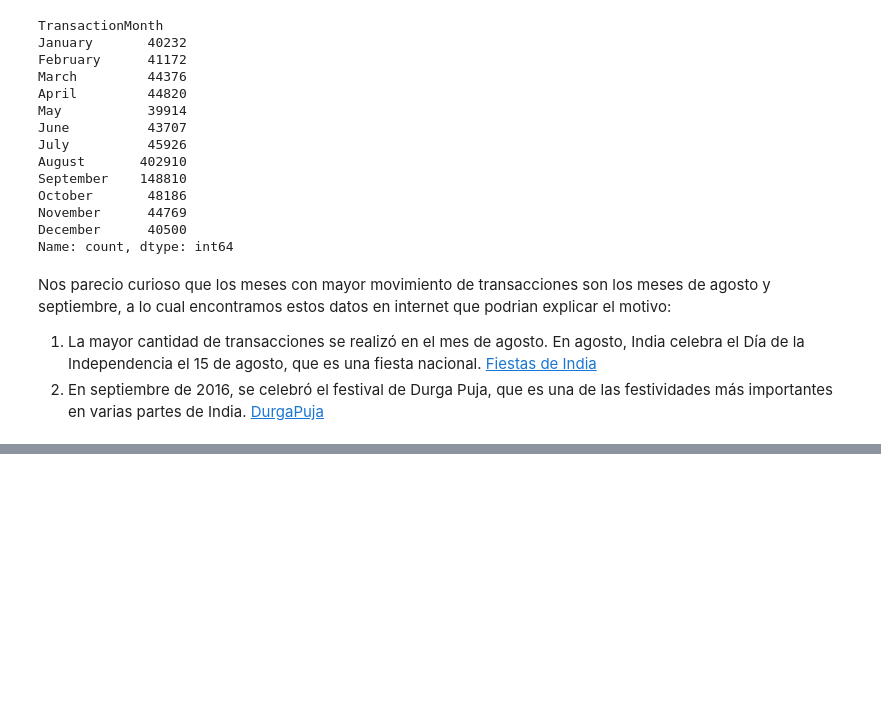
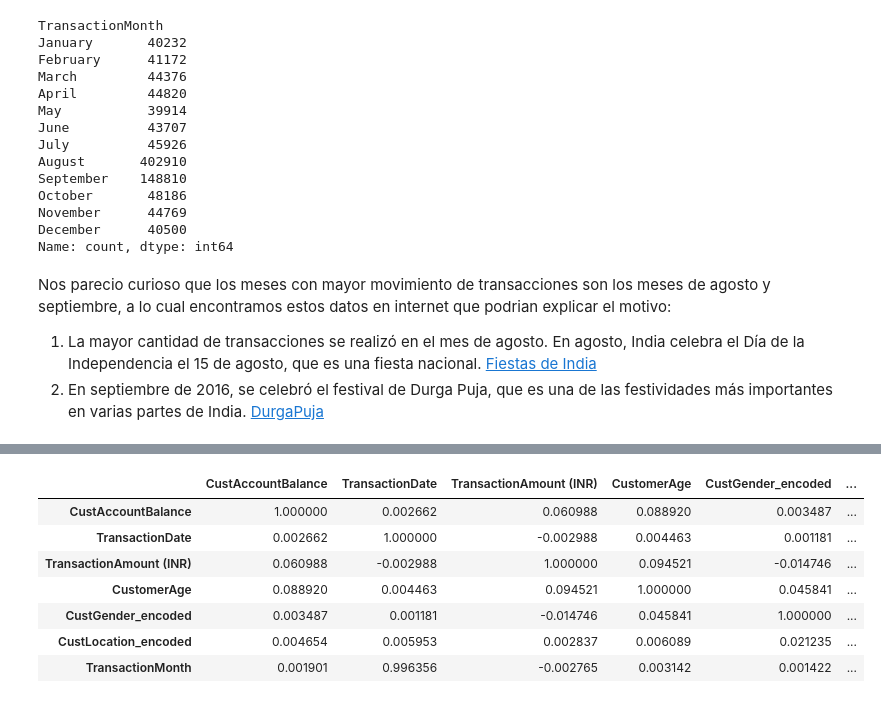
Before and after one commit to AndresQuinto5/IA_LAB4, a Jupyter notebook: Laboratorio4.ipynb, the cells around one changed output, grey strips where cells are left out. Cells and saved outputs as stored; diff of their text form; code cells hidden in the pictures; blank space fills up the shorter version.

```diff
--- a/Laboratorio4.ipynb
+++ b/Laboratorio4.ipynb
@@ -307,0 +335,13 @@ Nos parecio curioso que los meses con mayor movimiento de transacciones son los
+# %%
+df
+correlation_matrix = df.corr()
+correlation_matrix
+# %% [output]
+|  | CustAccountBalance | TransactionDate | TransactionAmount (INR) | CustomerAge | CustGender_encoded | ... |
+| CustAccountBalance | 1.000000 | 0.002662 | 0.060988 | 0.088920 | 0.003487 | ... |
+| TransactionDate | 0.002662 | 1.000000 | -0.002988 | 0.004463 | 0.001181 | ... |
+| TransactionAmount (INR) | 0.060988 | -0.002988 | 1.000000 | 0.094521 | -0.014746 | ... |
+| CustomerAge | 0.088920 | 0.004463 | 0.094521 | 1.000000 | 0.045841 | ... |
+| CustGender_encoded | 0.003487 | 0.001181 | -0.014746 | 0.045841 | 1.000000 | ... |
+| CustLocation_encoded | 0.004654 | 0.005953 | 0.002837 | 0.006089 | 0.021235 | ... |
+| TransactionMonth | 0.001901 | 0.996356 | -0.002765 | 0.003142 | 0.001422 | ... |
```
Also changed, not shown: parts of 17 cells of this notebook.
